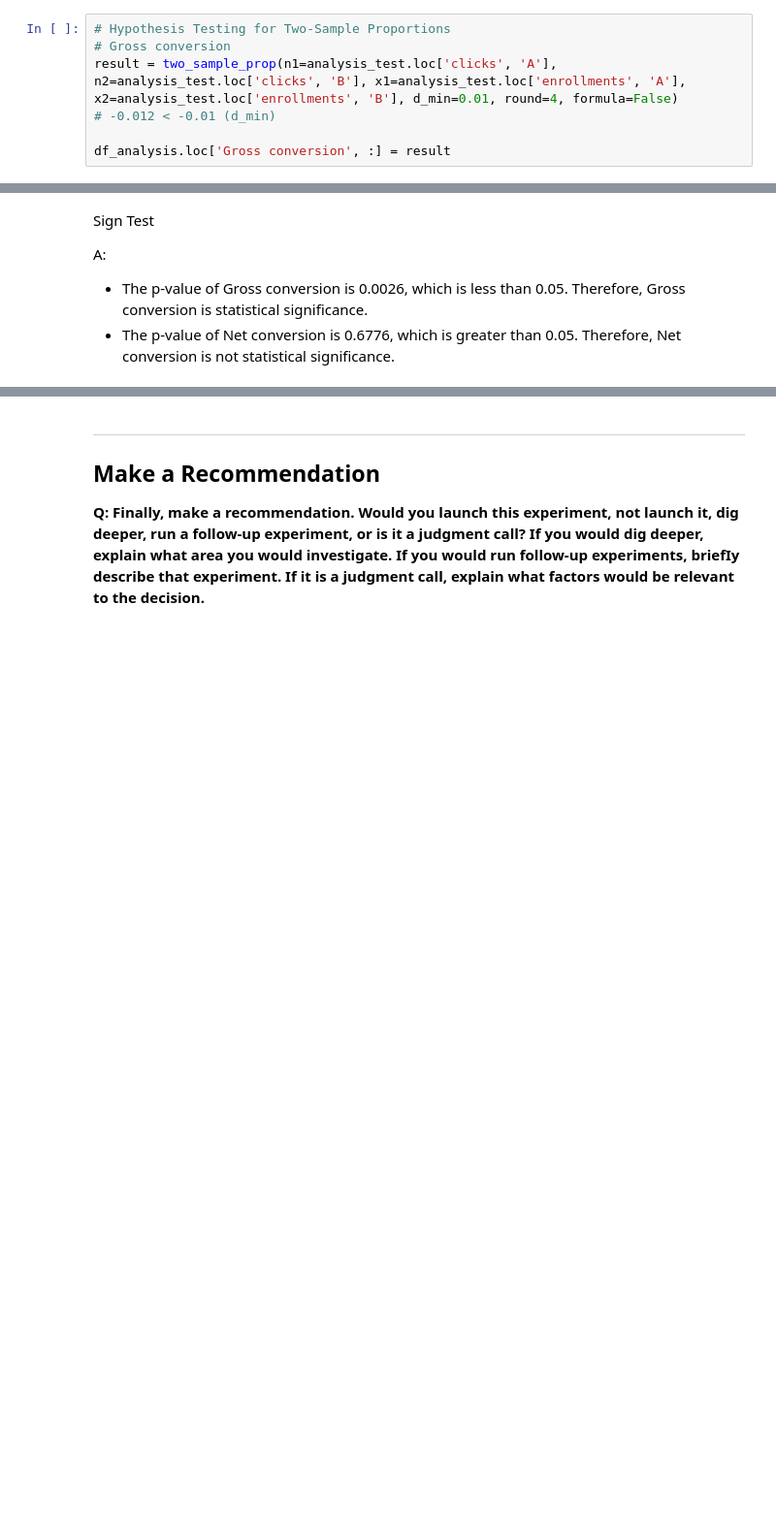
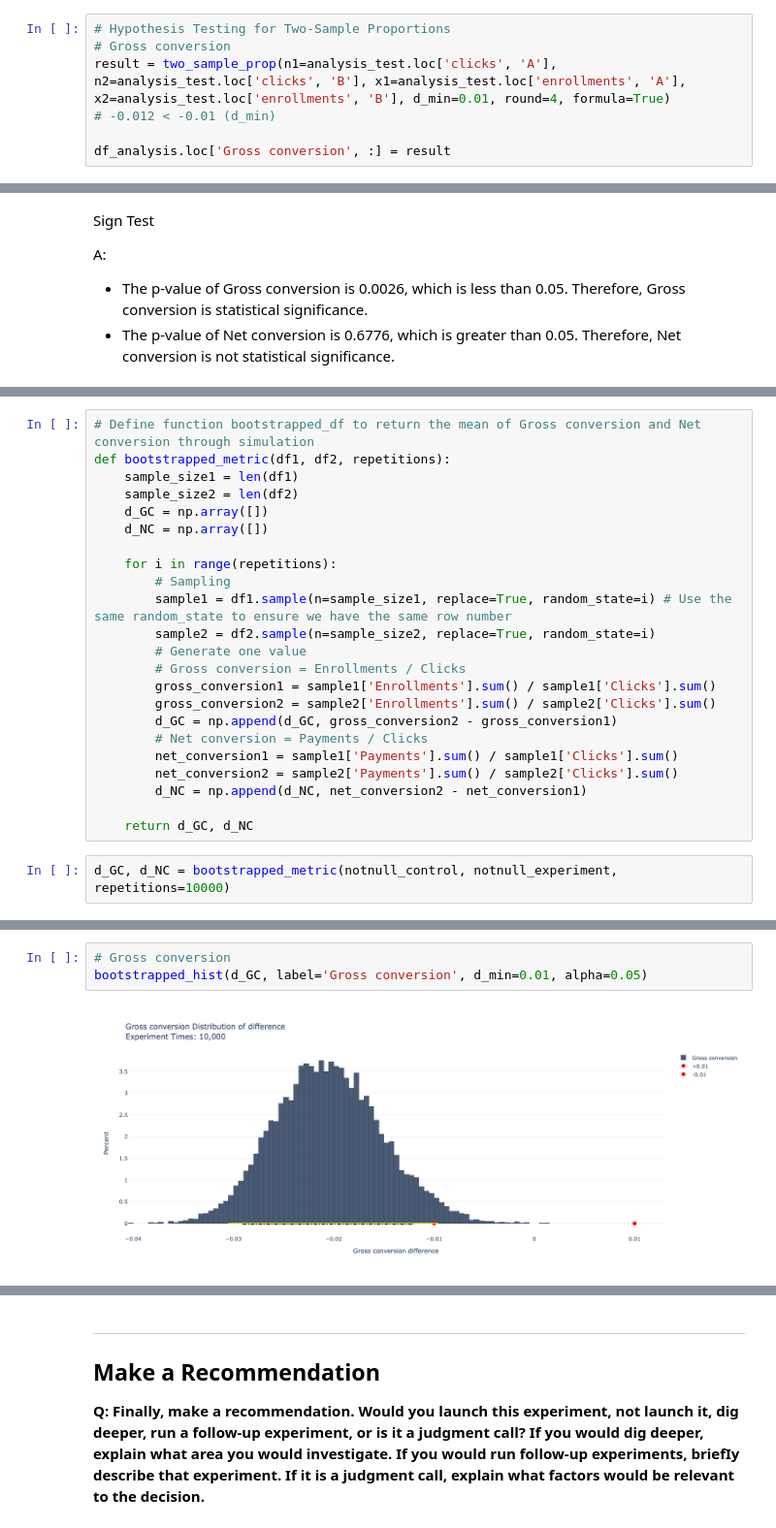
Before and after one commit to ZacksAmber/Udacity-A-B-Testing-by-Google, a Jupyter notebook: Udacity A:B Testing by Google.ipynb, the cells around one changed output, grey strips where cells are left out. Shown at 97% size. Saved outputs shown, nothing was run; the diff lists cells and outputs as text; blank space fills up the shorter version.

```diff
--- a/Udacity A:B Testing by Google.ipynb
+++ b/Udacity A:B Testing by Google.ipynb
@@ -1255,7 +1271,7 @@ df_analysis = pd.DataFrame(
 # %%
 # Hypothesis Testing for Two-Sample Proportions
 # Gross conversion
-result = two_sample_prop(n1=analysis_test.loc['clicks', 'A'], n2=analysis_test.loc['clicks', 'B'], x1=analysis_test.loc['enrollments', 'A'], x2=analysis_test.loc['enrollments', 'B'], d_min=0.01, round=4, formula=False)
+result = two_sample_prop(n1=analysis_test.loc['clicks', 'A'], n2=analysis_test.loc['clicks', 'B'], x1=analysis_test.loc['enrollments', 'A'], x2=analysis_test.loc['enrollments', 'B'], d_min=0.01, round=4, formula=True)
 # -0.012 < -0.01 (d_min)
 
 df_analysis.loc['Gross conversion', :] = result
@@ -1392,0 +1431,25 @@ A:
+# %%
+# Define function bootstrapped_df to return the mean of Gross conversion and Net conversion through simulation
+def bootstrapped_metric(df1, df2, repetitions):
+    sample_size1 = len(df1)
+    sample_size2 = len(df2)
+    d_GC = np.array([])
+    d_NC = np.array([])
+
+    for i in range(repetitions):
+        # Sampling
+        sample1 = df1.sample(n=sample_size1, replace=True, random_state=i) # Use the same random_state to ensure we have the same row number
+        sample2 = df2.sample(n=sample_size2, replace=True, random_state=i)
+        # Generate one value
+        # Gross conversion = Enrollments / Clicks
+        gross_conversion1 = sample1['Enrollments'].sum() / sample1['Clicks'].sum()
+        gross_conversion2 = sample2['Enrollments'].sum() / sample2['Clicks'].sum()
+        d_GC = np.append(d_GC, gross_conversion2 - gross_conversion1)
+        # Net conversion = Payments / Clicks
+        net_conversion1 = sample1['Payments'].sum() / sample1['Clicks'].sum()
+        net_conversion2 = sample2['Payments'].sum() / sample2['Clicks'].sum()
+        d_NC = np.append(d_NC, net_conversion2 - net_conversion1)
+
+    return d_GC, d_NC
+# %%
+d_GC, d_NC = bootstrapped_metric(notnull_control, notnull_experiment, repetitions=10000)
@@ -1392,0 +1538,5 @@ A:
+# %%
+# Gross conversion
+bootstrapped_hist(d_GC, label='Gross conversion', d_min=0.01, alpha=0.05)
+# %% [output]
+[figure, added]
```
Also changed, not shown: parts of 6 cells of this notebook, 2 other files.
